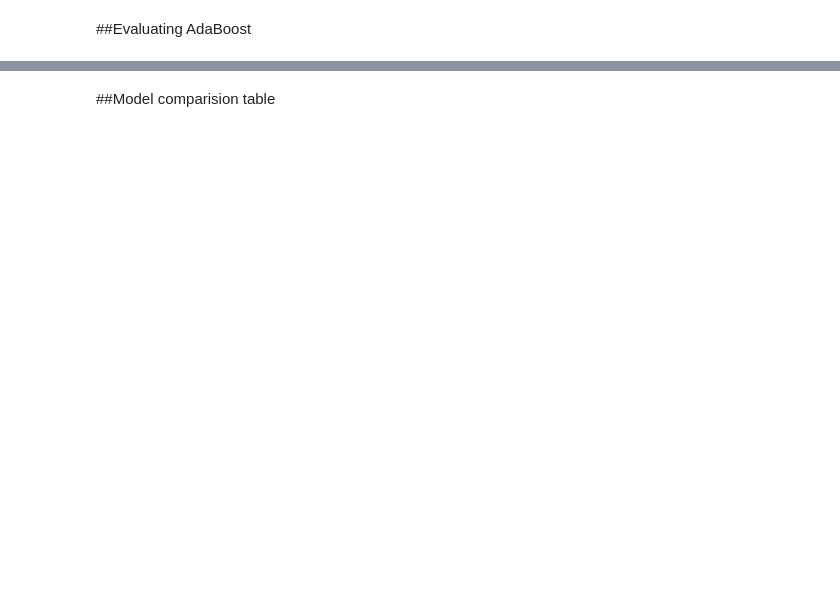
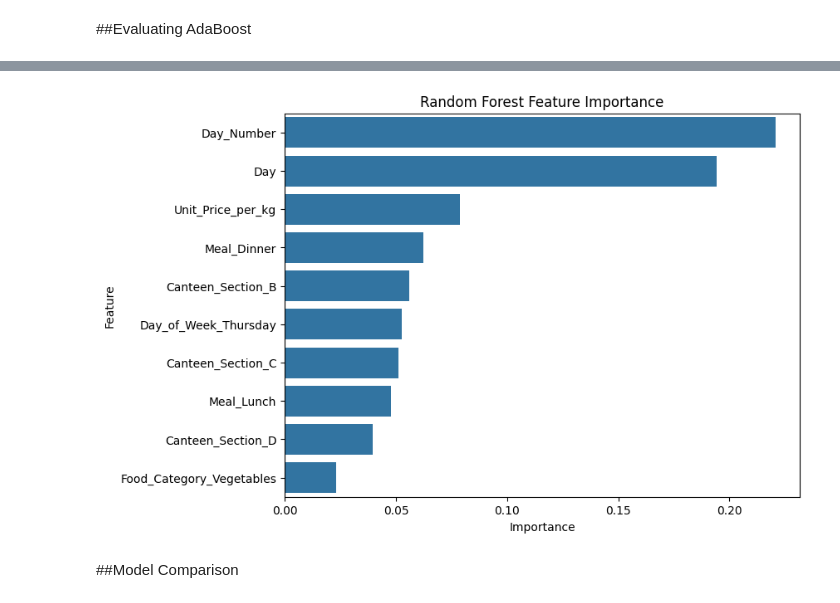
Before and after one commit to sasasaee/ml-project, a Jupyter notebook: canteen_model_training.ipynb, the cells around one changed output, grey strips where cells are left out. Cells and saved outputs as stored; diff of their text form; code cells hidden in the pictures; blank space fills up the shorter version.

```diff
--- a/canteen_model_training.ipynb
+++ b/canteen_model_training.ipynb
@@ -285,0 +240,22 @@ forest_predictions = forest_model.predict(X_test)
+# %%
+rf_params = {
+    "n_estimators":[100,200],
+    "max_depth":[5,10,15],
+    "min_samples_split":[2,5,10]
+}
+rf_grid = GridSearchCV(
+    RandomForestRegressor(
+        random_state=42
+    ),
+    rf_params,
+    cv=5,
+    scoring="neg_mean_squared_error",
+    n_jobs=-1
+)
+rf_grid.fit(
+    X_train,
+    y_train
+)
+rf_model = rf_grid.best_estimator_
+
+rf_grid.best_params_
@@ -401,0 +344,12 @@ R²:   -0.0028
+# %%
+importance = pd.DataFrame({
+    "Feature":X.columns,
+    "Importance":rf_model.feature_importances_
+})
+
+importance = importance.sort_values(
+    by="Importance",
+    ascending=False
+)
+
+importance.head(10)
@@ -402,2 +368,15 @@ R²:   -0.0028
+# %%
+plt.figure(figsize=(8,6))
+sns.barplot(
+    data=importance.head(10),
+    x="Importance",
+    y="Feature"
+)
+plt.title(
+    "Random Forest Feature Importance"
+)
+plt.show()
+# %% [output]
+[figure, added]
 # %% [markdown]
-##Model comparision table
+##Model Comparison
```
Also changed, not shown: parts of 51 cells of this notebook.
